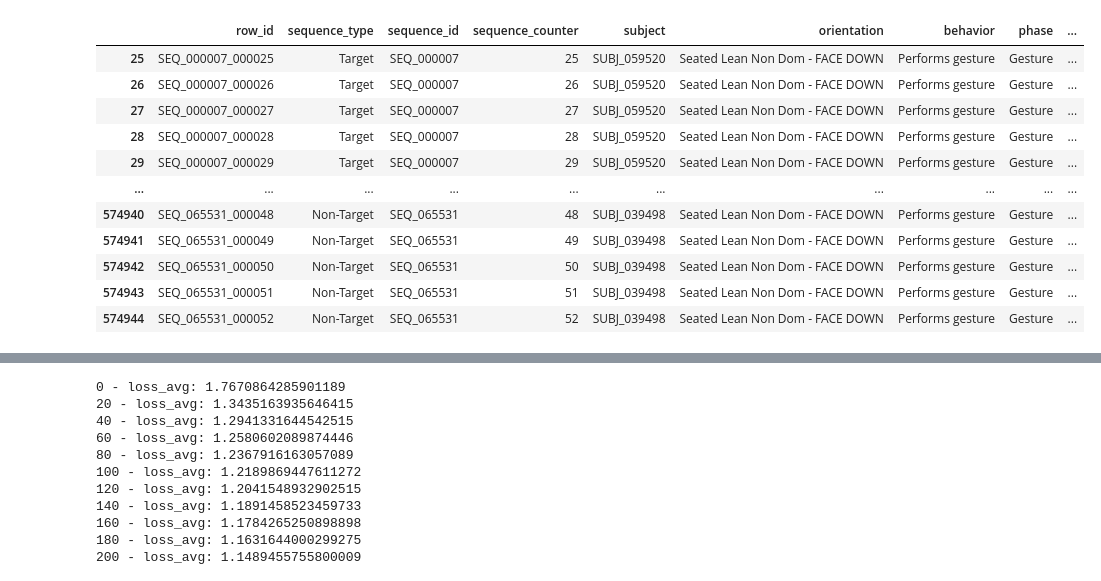
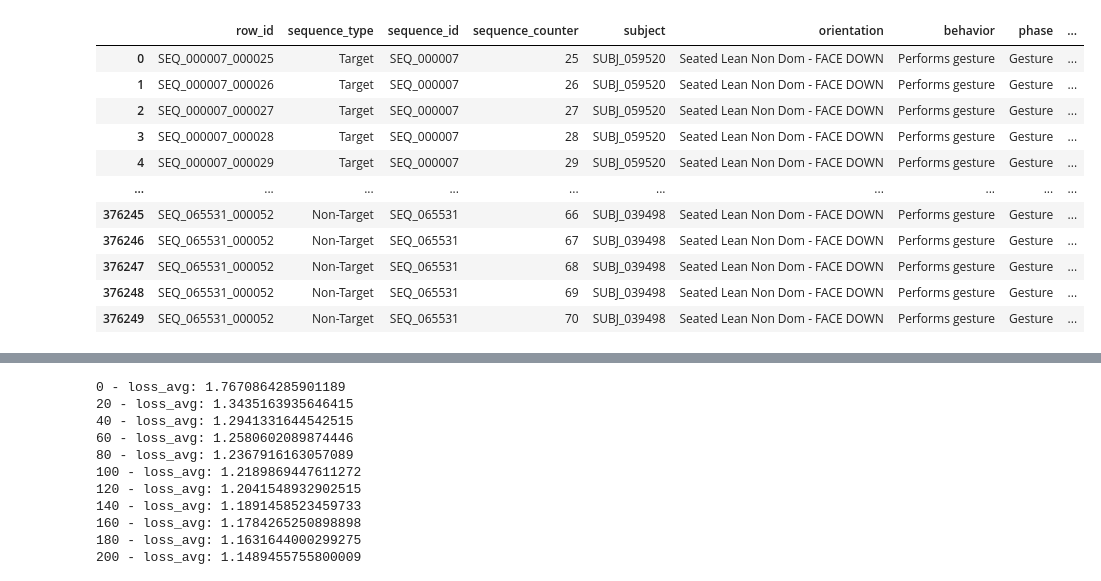
Before and after one commit to zeyad-shaban/cmi_competition, a Jupyter notebook: notebooks/06_feeding_all.ipynb, the cells around one changed output, grey strips where cells are left out. Saved outputs shown, nothing was run; the diff lists cells and outputs as text; code cells hidden in the pictures.

```diff
--- a/notebooks/06_feeding_all.ipynb
+++ b/notebooks/06_feeding_all.ipynb
@@ -40,7 +37,9 @@ full_df = pd.merge(
     how="left",
 )
 
-full_df = full_df.drop(columns=[col for col in full_df.columns if col.startswith("tof_")])
+#! todo toremove the tof_1_v20 part
+tof_of_interest = ["tof_1_v20", "tof_2_v26", "tof_3_v17", "tof_4_v5", "tof_5_v20"]
+full_df = full_df.drop(columns=[col for col in full_df.columns if col not in tof_of_interest and  col.startswith("tof_")])
 
 full_df
 # %% [output]
@@ -59,0 +128,11 @@ full_df
+# %%
+filtered_df, target_gestures = clean_df(full_df)
+
+max_global_count = get_counts(filtered_df).max()
+filtered_df = normalize_sequence_count(
+    filtered_df,
+    "sequence_id",
+    max_global_count,
+)
+
+filtered_df
@@ -60,54 +153,45 @@ full_df
 # %%
-non_target_gestures = full_df[full_df["sequence_type"] == "Non-Target"]["gesture"].unique()
-target_gestures = full_df[full_df["sequence_type"] == "Target"]["gesture"].unique()
+def rotation_feature_engineer(df: pd.DataFrame):
+    quat = df[["rot_w", "rot_x", "rot_y", "rot_z"]]
+    rotation_object = Rotation.from_quat(quat)
+    rotation_vectors = rotation_object.as_rotvec()
 
-filtered_df = full_df[full_df["phase"] == "Gesture"]
-filtered_df.loc[filtered_df["sequence_type"] == "Non-Target", "gesture"] = non_target_gestures[0]
+    df["rotvec_x"] = rotation_vectors[:, 0]
+    df["rotvec_y"] = rotation_vectors[:, 1]
+    df["rotvec_z"] = rotation_vectors[:, 2]
+    df["rot_angle"] = np.linalg.norm(rotation_vectors, axis=1)
 
-# feature engineer rot_w r_x, rt_y rotz
-# drop na
-bad_seq_id = full_df[full_df["rot_w"].isnull()]["sequence_id"].unique()
-bad_seq_mask = filtered_df["sequence_id"].isin(bad_seq_id)
-filtered_df = filtered_df[~bad_seq_mask]
+    df["rotvec_y_diff"] = df.groupby("sequence_id")["rotvec_y"].transform(lambda x: x.diff().fillna(0))
+    df["rotvec_x_diff"] = df.groupby("sequence_id")["rotvec_x"].transform(lambda x: x.diff().fillna(0))
+    df["rotvec_z_diff"] = df.groupby("sequence_id")["rotvec_z"].transform(lambda x: x.diff().fillna(0))
+    df["angular_mag"] = np.linalg.norm([df["rotvec_x_diff"], df["rotvec_y_diff"], df["rotvec_z_diff"]], axis=0)
 
+    return df
 
-# # rotation vector crafting
-# quat = filtered_df[["rot_w", "rot_x", "rot_y", "rot_z"]]
-# rotation_object = Rotation.from_quat(quat)
-# rotation_vectors = rotation_object.as_rotvec()
+def accelrometer_feature_engineer(df: pd.DataFrame):
+    cols_of_interest = ["acc_x", "acc_y", "acc_z"]
 
-# filtered_df["rotvec_x"] = rotation_vectors[:, 0]
-# filtered_df["rotvec_y"] = rotation_vectors[:, 1]
-# filtered_df["rotvec_z"] = rotation_vectors[:, 2]
-# filtered_df["rot_angle"] = np.linalg.norm(rotation_vectors, axis=1)
+    for col in cols_of_interest:
+        df[f"fft_{col}"] = df.groupby("sequence_id")[col].transform(get_fft_power)
 
-# filtered_df["rotvec_x_diff"] = filtered_df.groupby("sequence_id")["rotvec_x"].transform(lambda x: x.diff().fillna(0))
-# filtered_df["rotvec_y_diff"] = filtered_df.groupby("sequence_id")["rotvec_y"].transform(lambda x: x.diff().fillna(0))
-# filtered_df["rotvec_z_diff"] = filtered_df.groupby("sequence_id")["rotvec_z"].transform(lambda x: x.diff().fillna(0))
-# filtered_df["angular_mag"] = np.linalg.norm([filtered_df["rotvec_x_diff"], filtered_df["rotvec_y_diff"], filtered_df["rotvec_z_diff"]], axis=0)
+    df["acc_mag"] = np.linalg.norm([df["acc_x"], df["acc_y"], df["acc_z"]], axis=0)
 
-# # Feature Engineer for Accelerometer
-# cols_of_interest = ["acc_x", "acc_y", "acc_z"]
+    return df
 
-# for col in cols_of_interest:
-#     filtered_df[f"fft_{col}"] = filtered_df.groupby("sequence_id")[col].transform(get_fft_power)
-
-# filtered_df["acc_mag"] = np.linalg.norm([filtered_df["acc_x"], filtered_df["acc_y"], filtered_df["acc_z"]], axis=0)
-# filtered_df["jerk_acc_x"] = filtered_df.groupby("sequence_id")["acc_x"].diff().fillna(0)
-# filtered_df["jerk_acc_y"] = filtered_df.groupby("sequence_id")["acc_y"].diff().fillna(0)
-# filtered_df["jerk_acc_z"] = filtered_df.groupby("sequence_id")["acc_z"].diff().fillna(0)
+filtered_df = rotation_feature_engineer(filtered_df)
+filtered_df = accelrometer_feature_engineer (filtered_df)
 
 filtered_df
 # %% [output]
 |  | row_id | sequence_type | sequence_id | sequence_counter | subject | orientation | behavior | phase | ... |
-| 25 | SEQ_000007_000025 | Target | SEQ_000007 | 25 | SUBJ_059520 | Seated Lean Non Dom - FACE DOWN | Performs gesture | Gesture | ... |
-| 26 | SEQ_000007_000026 | Target | SEQ_000007 | 26 | SUBJ_059520 | Seated Lean Non Dom - FACE DOWN | Performs gesture | Gesture | ... |
-| 27 | SEQ_000007_000027 | Target | SEQ_000007 | 27 | SUBJ_059520 | Seated Lean Non Dom - FACE DOWN | Performs gesture | Gesture | ... |
-| 28 | SEQ_000007_000028 | Target | SEQ_000007 | 28 | SUBJ_059520 | Seated Lean Non Dom - FACE DOWN | Performs gesture | Gesture | ... |
-| 29 | SEQ_000007_000029 | Target | SEQ_000007 | 29 | SUBJ_059520 | Seated Lean Non Dom - FACE DOWN | Performs gesture | Gesture | ... |
+| 0 | SEQ_000007_000025 | Target | SEQ_000007 | 25 | SUBJ_059520 | Seated Lean Non Dom - FACE DOWN | Performs gesture | Gesture | ... |
+| 1 | SEQ_000007_000026 | Target | SEQ_000007 | 26 | SUBJ_059520 | Seated Lean Non Dom - FACE DOWN | Performs gesture | Gesture | ... |
+| 2 | SEQ_000007_000027 | Target | SEQ_000007 | 27 | SUBJ_059520 | Seated Lean Non Dom - FACE DOWN | Performs gesture | Gesture | ... |
+| 3 | SEQ_000007_000028 | Target | SEQ_000007 | 28 | SUBJ_059520 | Seated Lean Non Dom - FACE DOWN | Performs gesture | Gesture | ... |
+| 4 | SEQ_000007_000029 | Target | SEQ_000007 | 29 | SUBJ_059520 | Seated Lean Non Dom - FACE DOWN | Performs gesture | Gesture | ... |
 | ... | ... | ... | ... | ... | ... | ... | ... | ... | ... |
-| 574940 | SEQ_065531_000048 | Non-Target | SEQ_065531 | 48 | SUBJ_039498 | Seated Lean Non Dom - FACE DOWN | Performs gesture | Gesture | ... |
-| 574941 | SEQ_065531_000049 | Non-Target | SEQ_065531 | 49 | SUBJ_039498 | Seated Lean Non Dom - FACE DOWN | Performs gesture | Gesture | ... |
-| 574942 | SEQ_065531_000050 | Non-Target | SEQ_065531 | 50 | SUBJ_039498 | Seated Lean Non Dom - FACE DOWN | Performs gesture | Gesture | ... |
-| 574943 | SEQ_065531_000051 | Non-Target | SEQ_065531 | 51 | SUBJ_039498 | Seated Lean Non Dom - FACE DOWN | Performs gesture | Gesture | ... |
-| 574944 | SEQ_065531_000052 | Non-Target | SEQ_065531 | 52 | SUBJ_039498 | Seated Lean Non Dom - FACE DOWN | Performs gesture | Gesture | ... |
+| 376245 | SEQ_065531_000052 | Non-Target | SEQ_065531 | 66 | SUBJ_039498 | Seated Lean Non Dom - FACE DOWN | Performs gesture | Gesture | ... |
+| 376246 | SEQ_065531_000052 | Non-Target | SEQ_065531 | 67 | SUBJ_039498 | Seated Lean Non Dom - FACE DOWN | Performs gesture | Gesture | ... |
+| 376247 | SEQ_065531_000052 | Non-Target | SEQ_065531 | 68 | SUBJ_039498 | Seated Lean Non Dom - FACE DOWN | Performs gesture | Gesture | ... |
+| 376248 | SEQ_065531_000052 | Non-Target | SEQ_065531 | 69 | SUBJ_039498 | Seated Lean Non Dom - FACE DOWN | Performs gesture | Gesture | ... |
+| 376249 | SEQ_065531_000052 | Non-Target | SEQ_065531 | 70 | SUBJ_039498 | Seated Lean Non Dom - FACE DOWN | Performs gesture | Gesture | ... |
```
Also changed, not shown: parts of 17 cells of this notebook, 3 other files.
